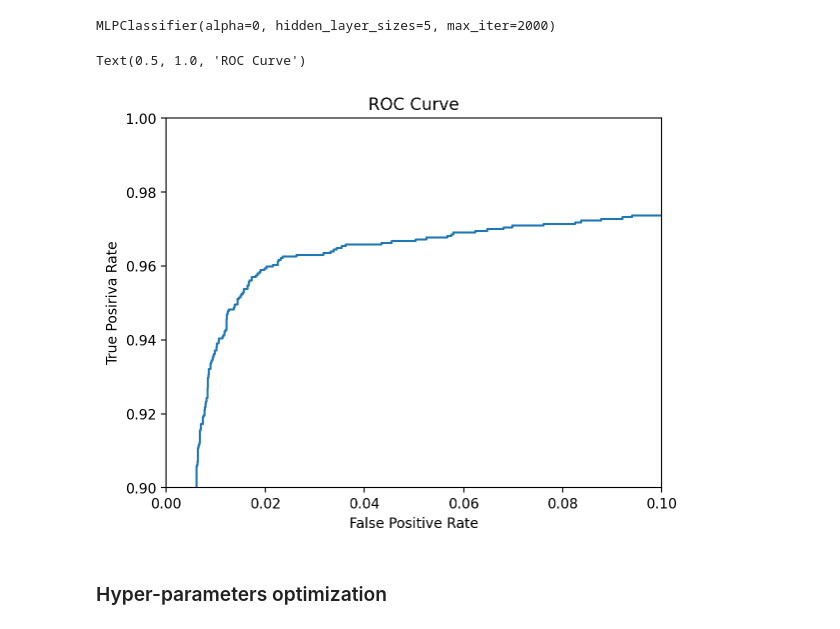
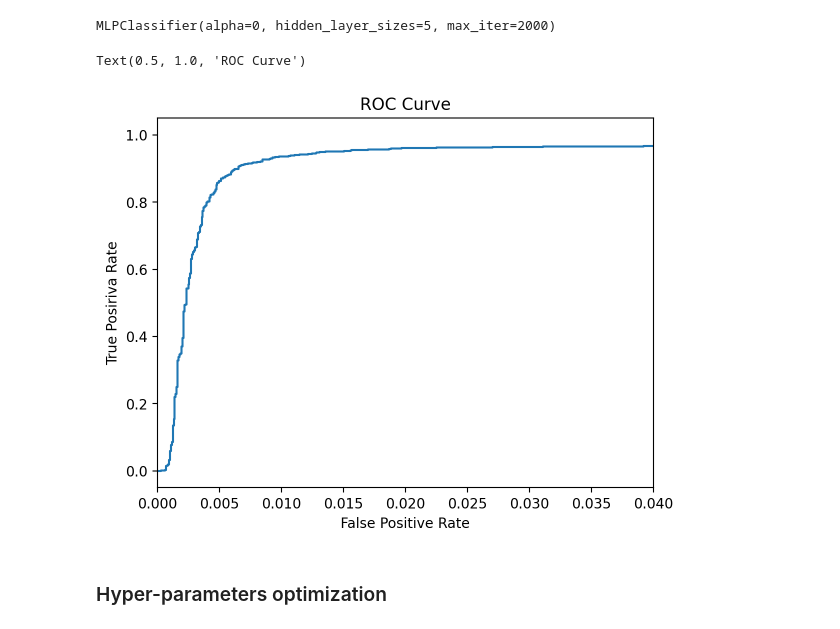
Before and after one commit to SimoneArienti/astrostatistics_bicocca_2024, a Jupyter notebook: working/Ex 19 Galaxies vs Quasars II.ipynb, the cells around one changed output. Drawn from its saved outputs; the diff is of its cells as text; code cells hidden in the pictures.

```diff
--- a/working/Ex 19 Galaxies vs Quasars II.ipynb
+++ b/working/Ex 19 Galaxies vs Quasars II.ipynb
@@ -160,15 +164,15 @@ y_prob = mlp_clf.predict_proba(X_test_all)[:,1]
 # %%
 # ROC Curve
 fpr, tpr, threshold = roc_curve(y_test_all, y_prob)
 plt.plot(fpr, tpr)
-plt.xlim(0, 0.1)
-plt.ylim(0.9, 1)
+plt.xlim(0, 0.04)
+# plt.ylim(0.9, 1)
 plt.xlabel('False Positive Rate')
 plt.ylabel('True Posiriva Rate')
 plt.title('ROC Curve')
 # %% [output]
 Text(0.5, 1.0, 'ROC Curve')
-[figure, old version]
+[figure, new version]
 # %% [markdown]
 ### Hyper-parameters optimization
 # %%
```
Also changed, not shown: parts of 11 cells of this notebook.
